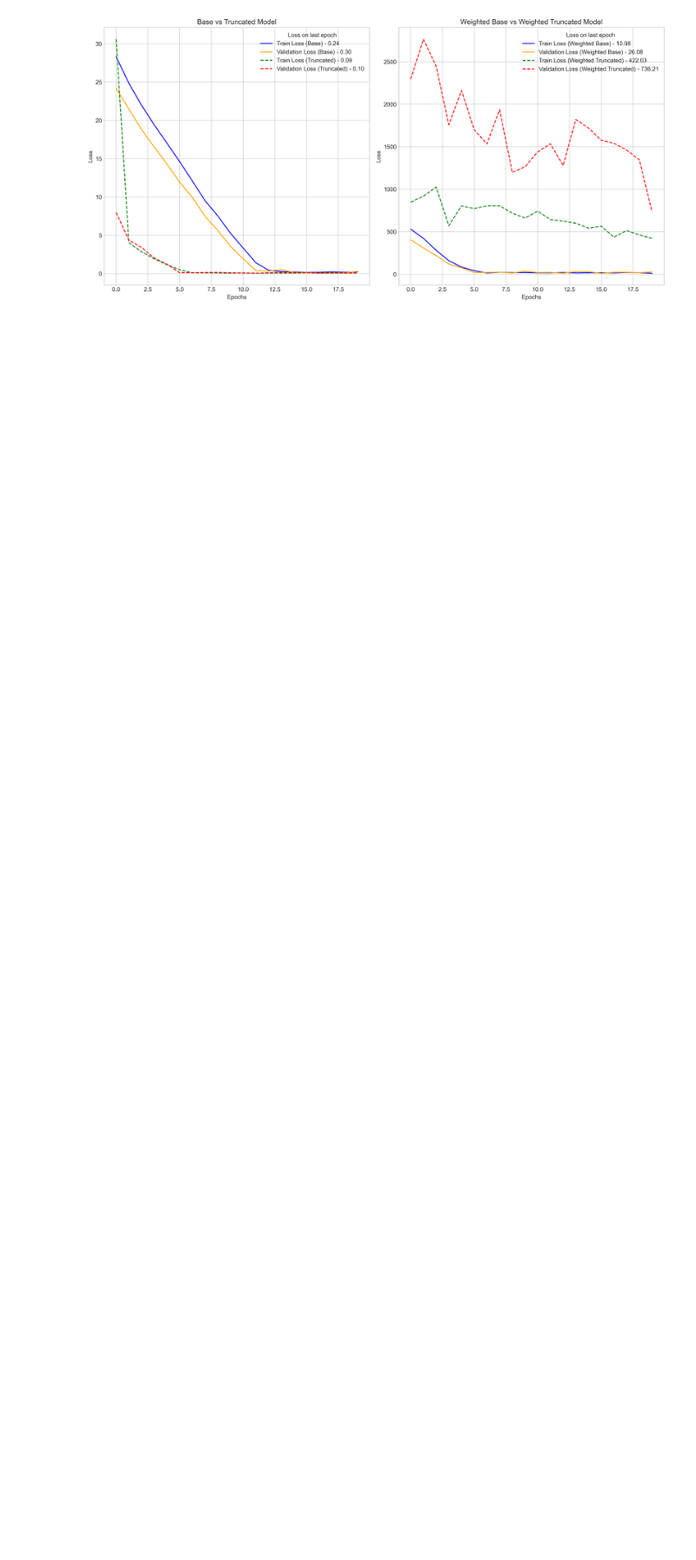
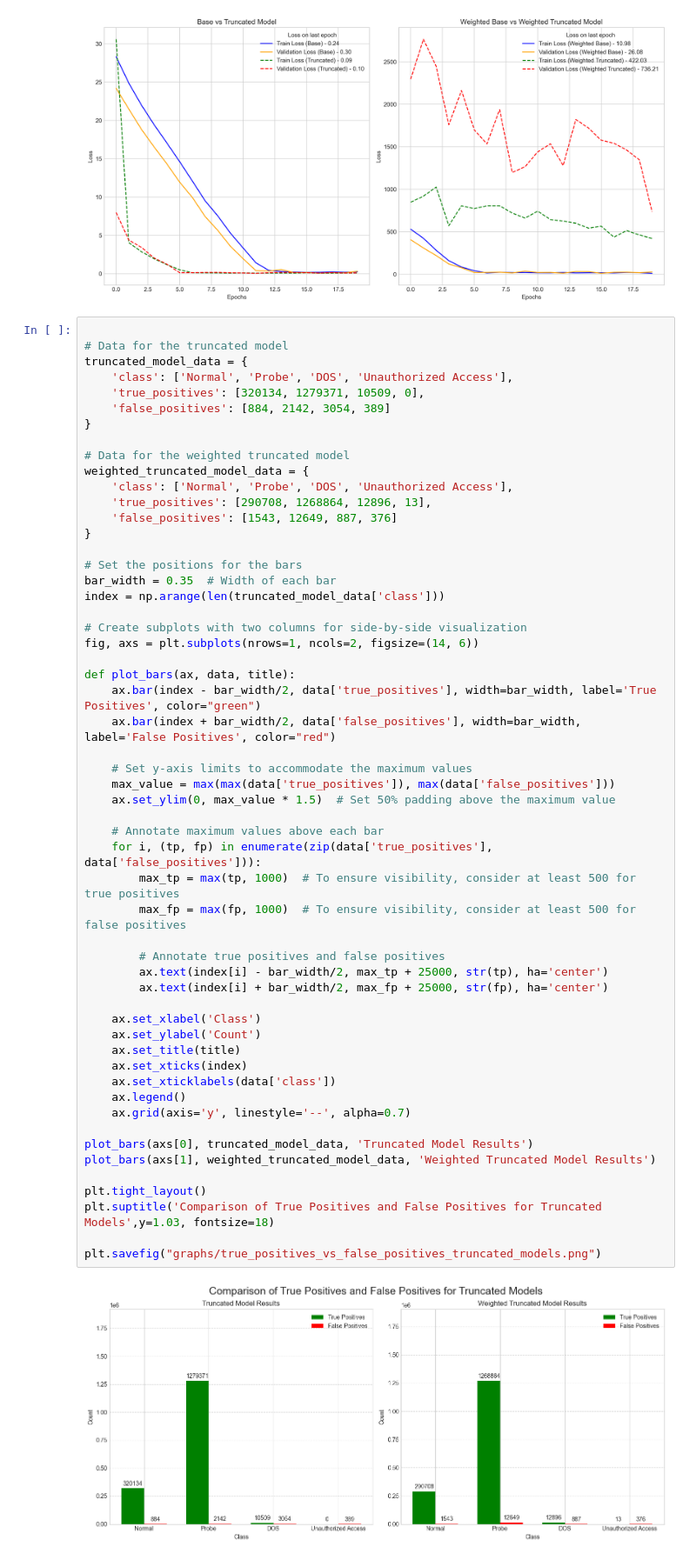
Before and after one commit to ashimdahal/zero_day_ATTACK_detection, a Jupyter notebook: Testing graphs for conference.ipynb, the cells around one changed output. Shown at 87% size. Cells and saved outputs as stored; diff of their text form; blank space fills up the shorter version.

Commit message:
update: added graph generator for conference

```diff
--- a/Testing graphs for conference.ipynb
+++ b/Testing graphs for conference.ipynb
@@ -135,3 +135,60 @@ plt.tight_layout()
 plt.savefig("graphs/training_and_validation_loss_of_all_models.png")
 # %% [output]
 [figure]
+# %%
+
+# Data for the truncated model
+truncated_model_data = {
+    'class': ['Normal', 'Probe', 'DOS', 'Unauthorized Access'],
+    'true_positives': [320134, 1279371, 10509, 0],
+    'false_positives': [884, 2142, 3054, 389]
+}
+
+# Data for the weighted truncated model
+weighted_truncated_model_data = {
+    'class': ['Normal', 'Probe', 'DOS', 'Unauthorized Access'],
+    'true_positives': [290708, 1268864, 12896, 13],
+    'false_positives': [1543, 12649, 887, 376]
+}
+
+# Set the positions for the bars
+bar_width = 0.35  # Width of each bar
+index = np.arange(len(truncated_model_data['class']))
+
+# Create subplots with two columns for side-by-side visualization
+fig, axs = plt.subplots(nrows=1, ncols=2, figsize=(14, 6))
+
+def plot_bars(ax, data, title):
+    ax.bar(index - bar_width/2, data['true_positives'], width=bar_width, label='True Positives', color="green")
+    ax.bar(index + bar_width/2, data['false_positives'], width=bar_width, label='False Positives', color="red")
+
+    # Set y-axis limits to accommodate the maximum values
+    max_value = max(max(data['true_positives']), max(data['false_positives']))
+    ax.set_ylim(0, max_value * 1.5)  # Set 50% padding above the maximum value
+
+    # Annotate maximum values above each bar
+    for i, (tp, fp) in enumerate(zip(data['true_positives'], data['false_positives'])):
+        max_tp = max(tp, 1000)  # To ensure visibility, consider at least 500 for true positives
+        max_fp = max(fp, 1000)  # To ensure visibility, consider at least 500 for false positives
+
+        # Annotate true positives and false positives
+        ax.text(index[i] - bar_width/2, max_tp + 25000, str(tp), ha='center')
+        ax.text(index[i] + bar_width/2, max_fp + 25000, str(fp), ha='center')
+
+    ax.set_xlabel('Class')
+    ax.set_ylabel('Count')
+    ax.set_title(title)
+    ax.set_xticks(index)
+    ax.set_xticklabels(data['class'])
+    ax.legend()
+    ax.grid(axis='y', linestyle='--', alpha=0.7)
+
+plot_bars(axs[0], truncated_model_data, 'Truncated Model Results')
+plot_bars(axs[1], weighted_truncated_model_data, 'Weighted Truncated Model Results')
+
+plt.tight_layout()
+plt.suptitle('Comparison of True Positives and False Positives for Truncated Models',y=1.03, fontsize=18)
+
+plt.savefig("graphs/true_positives_vs_false_positives_truncated_models.png")
+# %% [output]
+[figure, added]
```
Also changed, not shown: parts of 1 cell of this notebook.
